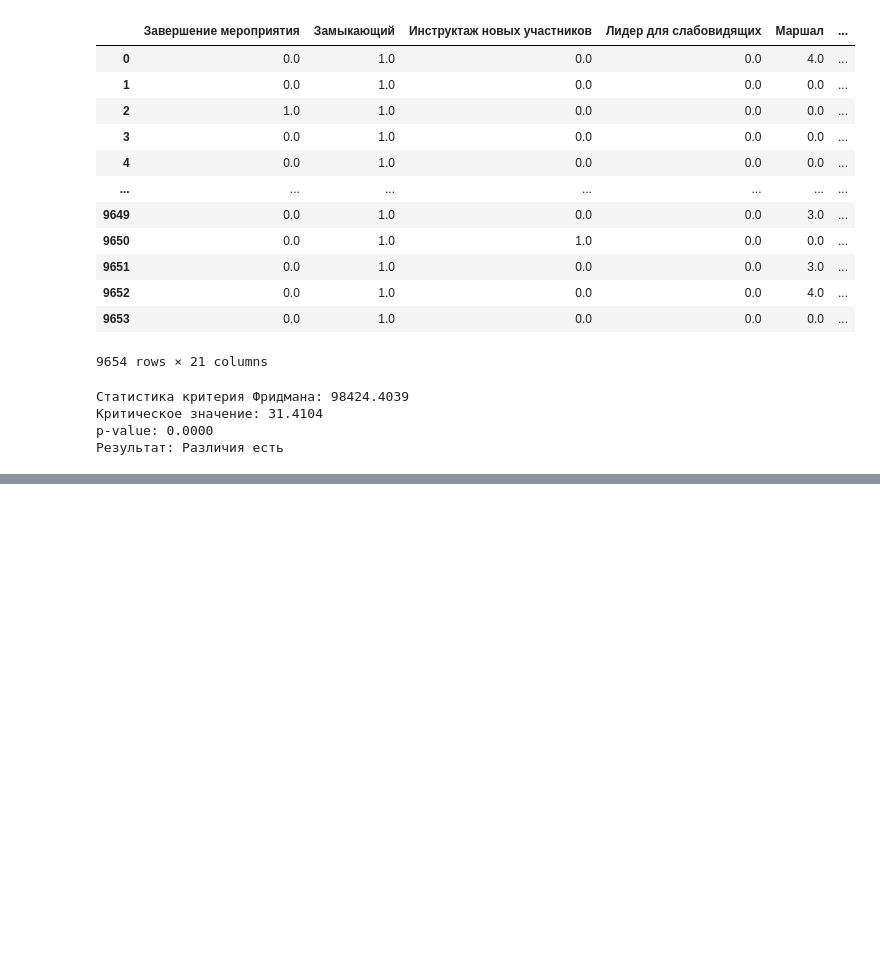
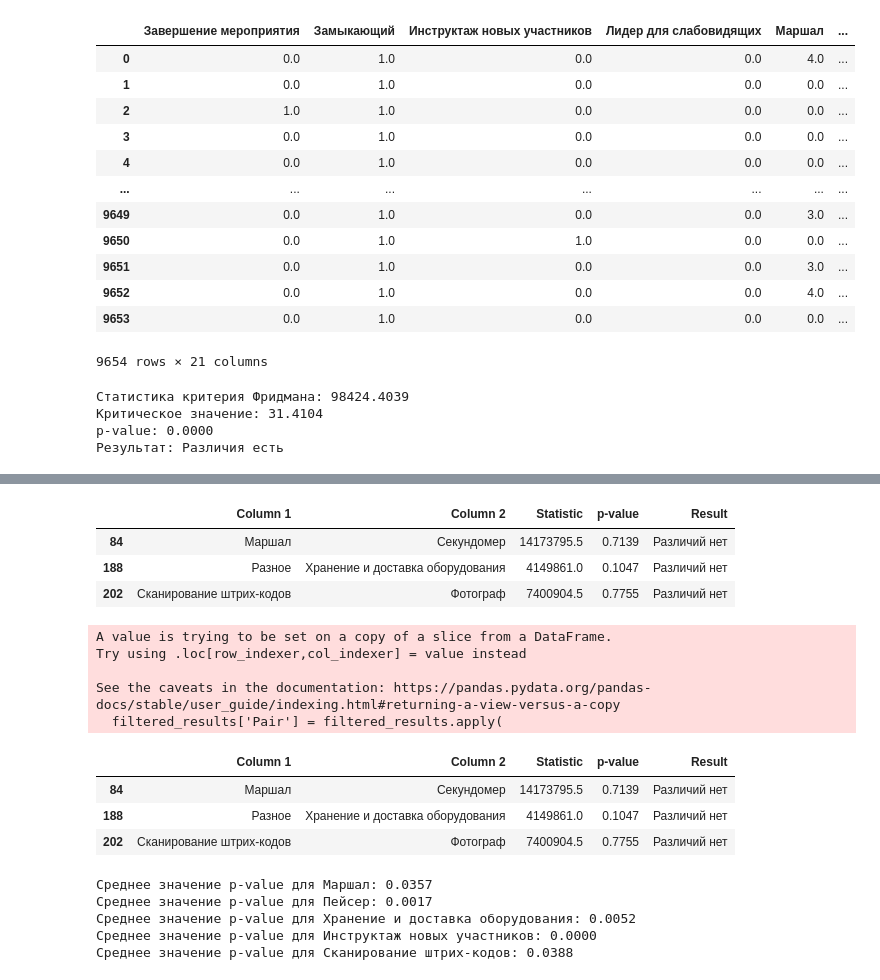
Before and after one commit to Alex12345432141242/abort-404, a Jupyter notebook: fridman.ipynb, the cells around one changed output, grey strips where cells are left out. Cells and saved outputs as stored; diff of their text form; code cells hidden in the pictures; blank space fills up the shorter version.

```diff
--- a/fridman.ipynb
+++ b/fridman.ipynb
@@ -151,0 +230,7 @@ p-value: 0.0000
+# %%
+pairwise_results[pairwise_results.Result == 'Различий нет']
+# %% [output]
+|  | Column 1 | Column 2 | Statistic | p-value | Result |
+| 84 | Маршал | Секундомер | 14173795.5 | 0.7139 | Различий нет |
+| 188 | Разное | Хранение и доставка оборудования | 4149861.0 | 0.1047 | Различий нет |
+| 202 | Сканирование штрих-кодов | Фотограф | 7400904.5 | 0.7755 | Различий нет |
@@ -151,0 +267,51 @@ p-value: 0.0000
+# %%
+# Список интересующих столбцов
+columns_to_keep = [
+    "Маршал",
+    "Пейсер",
+    "Хранение и доставка оборудования",
+    "Инструктаж новых участников",
+    "Сканирование штрих-кодов"
+]
+
+# Фильтрация по выбранным столбцам
+filtered_results = pairwise_results[
+    (pairwise_results['Column 1'].isin(columns_to_keep)) |
+    (pairwise_results['Column 2'].isin(columns_to_keep))
+]
+
+# Удаление обратных дубликатов (например, A-B и B-A)
+filtered_results['Pair'] = filtered_results.apply(
+    lambda row: tuple(sorted([row['Column 1'], row['Column 2']])), axis=1
+)
+filtered_results = filtered_results.drop_duplicates(subset='Pair').drop(columns='Pair')
+
+# Сохранение отфильтрованных данных
+filtered_results.to_csv('filtered_pairwise_results.csv', index=False)
+
+# Вывод первых строк для проверки
+# %% [output]
+A value is trying to be set on a copy of a slice from a DataFrame.
+Try using .loc[row_indexer,col_indexer] = value instead
+
+See the caveats in the documentation: https://pandas.pydata.org/pandas-docs/stable/user_guide/indexing.html#returning-a-view-versus-a-copy
+  filtered_results['Pair'] = filtered_results.apply(
+# %%
+filtered_results[filtered_results['Result'] == 'Различий нет']
+# %% [output]
+|  | Column 1 | Column 2 | Statistic | p-value | Result |
+| 84 | Маршал | Секундомер | 14173795.5 | 0.7139 | Различий нет |
+| 188 | Разное | Хранение и доставка оборудования | 4149861.0 | 0.1047 | Различий нет |
+| 202 | Сканирование штрих-кодов | Фотограф | 7400904.5 | 0.7755 | Различий нет |
+# %%
+for i in columns_to_keep:
+    mean_p_value = filtered_results[
+        (filtered_results['Column 1'] == i) | (filtered_results['Column 2'] == i)
+    ]['p-value'].mean()
+    print(f"Среднее значение p-value для {i}: {mean_p_value:.4f}")
+# %% [output]
+Среднее значение p-value для Маршал: 0.0357
+Среднее значение p-value для Пейсер: 0.0017
+Среднее значение p-value для Хранение и доставка оборудования: 0.0052
+Среднее значение p-value для Инструктаж новых участников: 0.0000
+Среднее значение p-value для Сканирование штрих-кодов: 0.0388
```
Also changed, not shown: parts of 4 cells of this notebook, 6 other files.
